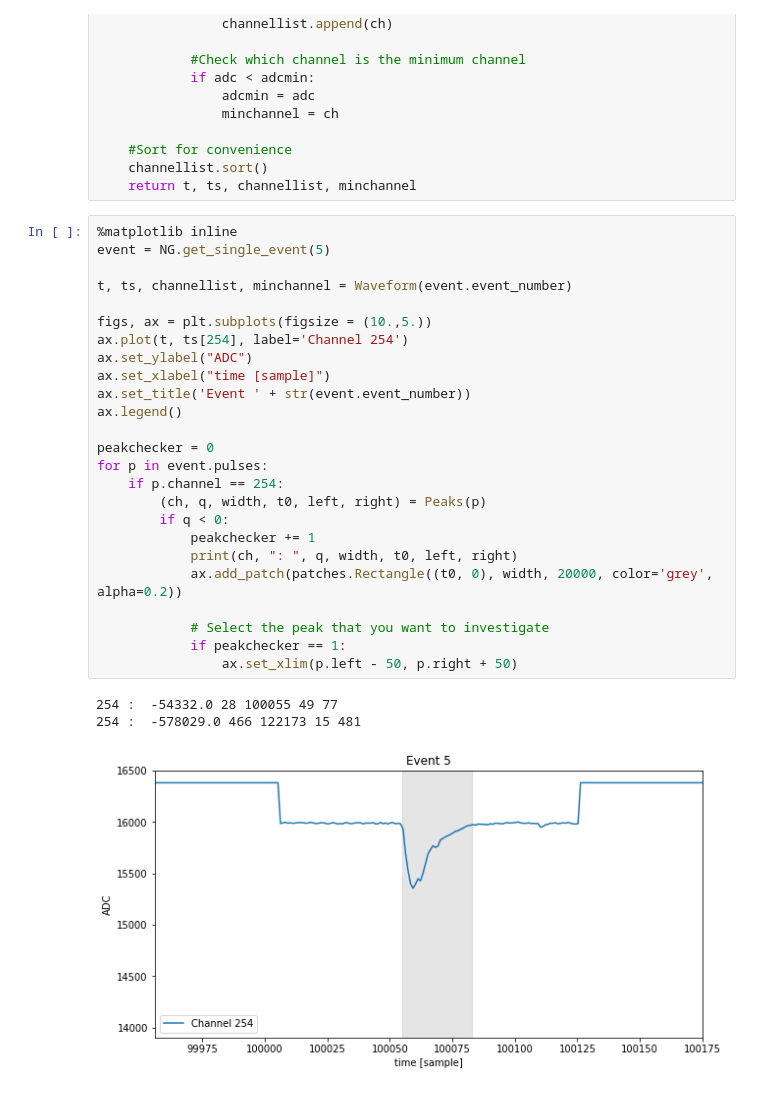
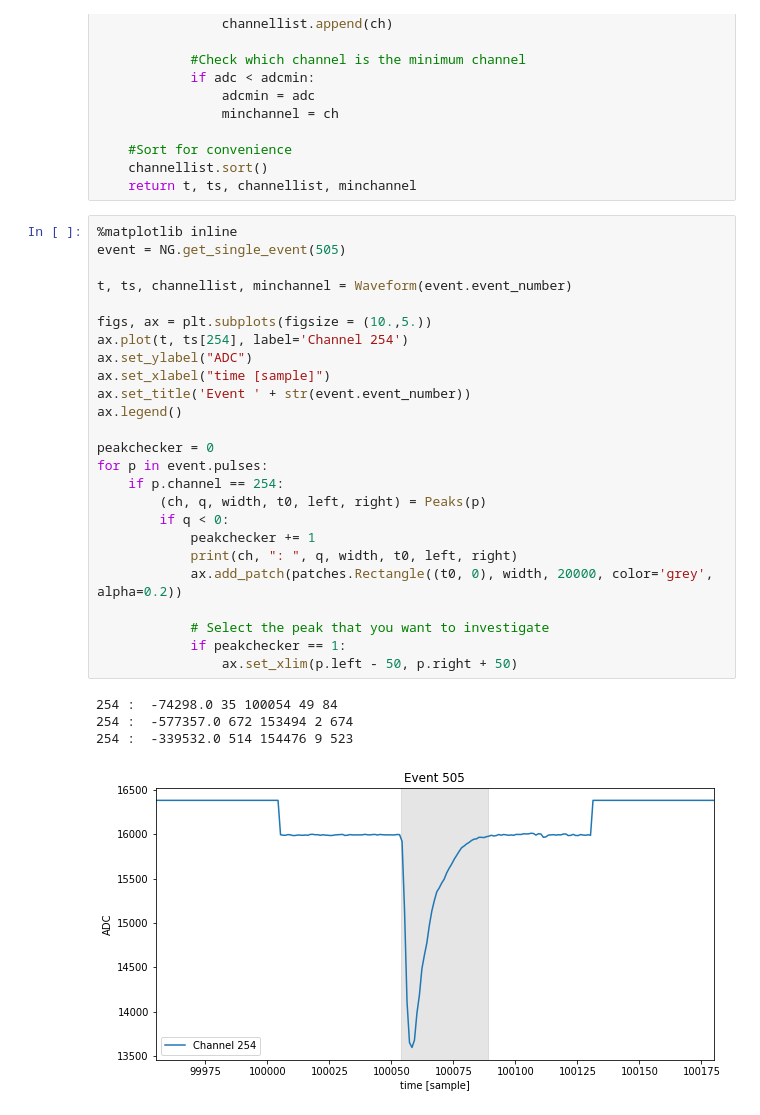
Before and after one commit to wesselrijk/XENON1T_NikhefProject, a Jupyter notebook: DataAnalysis/New_Peakfinder.ipynb, the cells around one changed output. Drawn from its saved outputs; the diff is of its cells as text.

```diff
--- a/DataAnalysis/New_Peakfinder.ipynb
+++ b/DataAnalysis/New_Peakfinder.ipynb
@@ -110,30 +110,31 @@ def Waveform(eventnr):
     return t, ts, channellist, minchannel
 # %%
 %matplotlib inline
-event = NG.get_single_event(5)
+event = NG.get_single_event(505)
 
 t, ts, channellist, minchannel = Waveform(event.event_number)
 
 figs, ax = plt.subplots(figsize = (10.,5.))
 ax.plot(t, ts[254], label='Channel 254')
 ax.set_ylabel("ADC")
 ax.set_xlabel("time [sample]")
 ax.set_title('Event ' + str(event.event_number))
 ax.legend()
 
 peakchecker = 0
 for p in event.pulses:
     if p.channel == 254:
         (ch, q, width, t0, left, right) = Peaks(p)
         if q < 0:
             peakchecker += 1
             print(ch, ": ", q, width, t0, left, right)
             ax.add_patch(patches.Rectangle((t0, 0), width, 20000, color='grey', alpha=0.2))
 
             # Select the peak that you want to investigate
             if peakchecker == 1:
                 ax.set_xlim(p.left - 50, p.right + 50)
 # %% [output]
-254 :  -54332.0 28 100055 49 77
-254 :  -578029.0 466 122173 15 481
+254 :  -74298.0 35 100054 49 84
+254 :  -577357.0 672 153494 2 674
+254 :  -339532.0 514 154476 9 523
-[figure, old version]
+[figure, new version]
```
Also changed, not shown: 25 other files.
